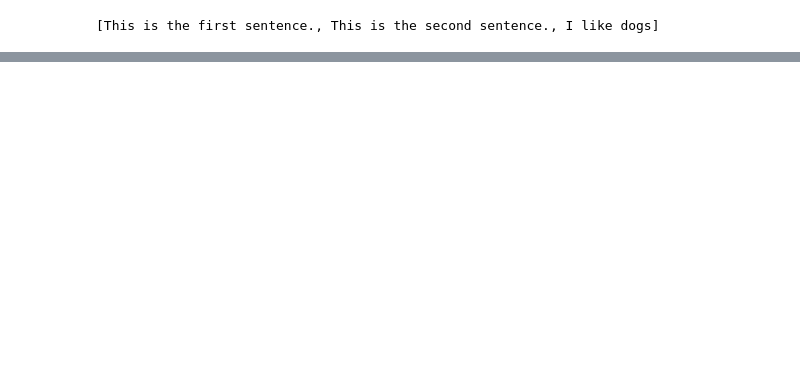
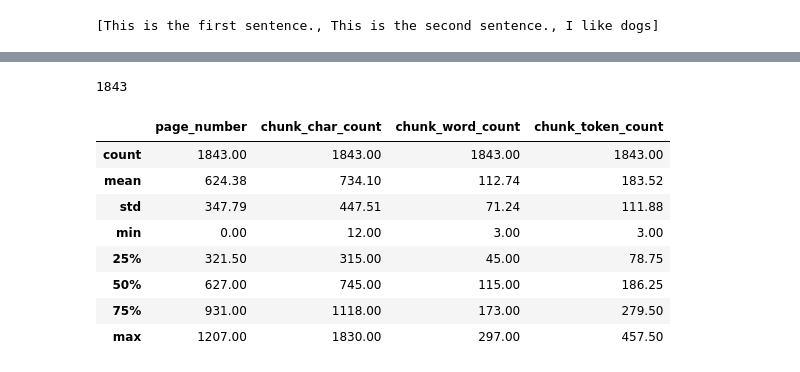
Before and after one commit to RomanMykolaichuk/DanielsRAG, a Jupyter notebook: sample.ipynb, the cells around one changed output, grey strips where cells are left out. Cells and saved outputs as stored; diff of their text form; code cells hidden in the pictures; blank space fills up the shorter version.

```diff
--- a/sample.ipynb
+++ b/sample.ipynb
@@ -213,3 +206,13 @@ df.describe().round(2)
 | 50% | 603.50 | 1231.50 | 216.00 | 10.00 | 307.88 | ... |
 | 75% | 905.25 | 1603.50 | 272.00 | 15.00 | 400.88 | ... |
 | max | 1207.00 | 2308.00 | 430.00 | 39.00 | 577.00 | ... |
+# %%
+num_sentence_chunk_size = 10
+
+def split_list(input_list: list[str],
+               slice_size: int = num_sentence_chunk_size) -> list[list[str]]:
+    return [input_list[i:i+slice_size] for i in range(0, len(input_list), slice_size)]
+
+test_list = list(range(25))
+
+split_list(test_list)
@@ -215,0 +223,5 @@ df.describe().round(2)
+# %%
+for item in tqdm(pages_and_text):
+    item["sentence_chunks"] = split_list(input_list = item["sentences"],
+                                        slice_size = num_sentence_chunk_size)
+    item["num_chunks"] = len(item["sentence_chunks"])
@@ -215,0 +265,17 @@ df.describe().round(2)
+# %%
+import re
+
+pages_and_chunks = []
+
+for item in tqdm(pages_and_text):
+    for sentence_chunk in item["sentence_chunks"]:
+        chunk_dict ={}
+        chunk_dict["page_number "] = item["page_number"]
+        joined_sentence_chunk = "".join(sentence_chunk).replace("  ", " ").strip()
+        joined_sentence_chunk = re.sub(r'\.([A-Z])', r'. \1', joined_sentence_chunk)
+        chunk_dict["sentence_chunk"] = joined_sentence_chunk
+        chunk_dict["chunk_char_count"] = len(joined_sentence_chunk)
+        chunk_dict["chunk_word_count"] = len([word for word in joined_sentence_chunk.split(" ")])
+        chunk_dict["chunk_token_count"] = len(joined_sentence_chunk) / 4
+
+        pages_and_chunks.append(chunk_dict)
@@ -215,0 +290,18 @@ df.describe().round(2)
+# %%
+len(pages_and_chunks)
+# %% [output]
+1843
+# %%
+df = pd.DataFrame(pages_and_chunks)
+
+df.describe().round(2)
+# %% [output]
+|  | page_number | chunk_char_count | chunk_word_count | chunk_token_count |
+| count | 1843.00 | 1843.00 | 1843.00 | 1843.00 |
+| mean | 624.38 | 734.10 | 112.74 | 183.52 |
+| std | 347.79 | 447.51 | 71.24 | 111.88 |
+| min | 0.00 | 12.00 | 3.00 | 3.00 |
+| 25% | 321.50 | 315.00 | 45.00 | 78.75 |
+| 50% | 627.00 | 745.00 | 115.00 | 186.25 |
+| 75% | 931.00 | 1118.00 | 173.00 | 279.50 |
+| max | 1207.00 | 1830.00 | 297.00 | 457.50 |
```
Also changed, not shown: parts of 15 cells of this notebook.
